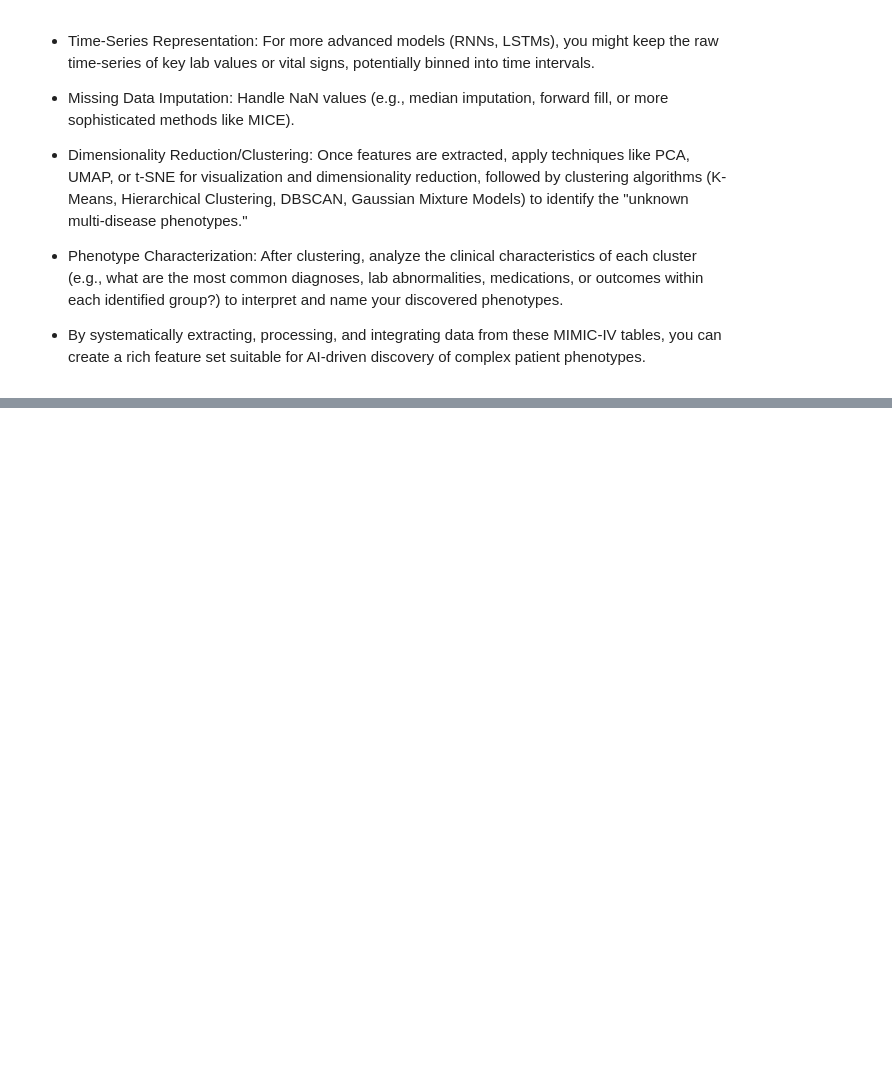
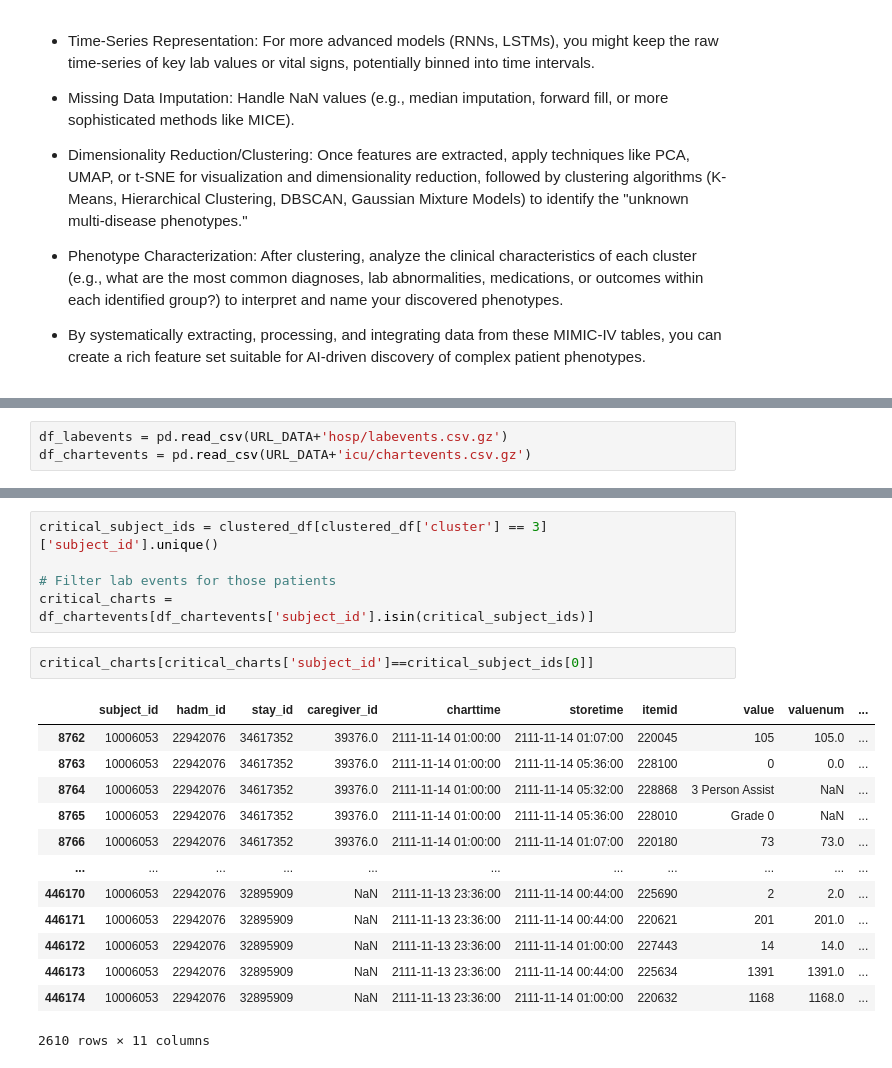
Before and after one commit to Aditya-2204/AI-Discovery-of-Novel-Longitudinal-Disease-Phenotypes-in-Electronic-Health-Records, a Jupyter notebook: main.ipynb, the cells around one changed output, grey strips where cells are left out. Saved outputs shown, nothing was run; the diff lists cells and outputs as text; blank space fills up the shorter version.

```diff
--- a/main.ipynb
+++ b/main.ipynb
@@ -163,0 +355,3 @@ with open(URL_PROJECT+'csvs_icu.pkl', "rb") as f:  # Use "wb" for write binary
+# %%
+df_labevents = pd.read_csv(URL_DATA+'hosp/labevents.csv.gz')
+df_chartevents = pd.read_csv(URL_DATA+'icu/chartevents.csv.gz')
@@ -163,0 +362,21 @@ with open(URL_PROJECT+'csvs_icu.pkl', "rb") as f:  # Use "wb" for write binary
+# %%
+critical_subject_ids = clustered_df[clustered_df['cluster'] == 3]['subject_id'].unique()
+
+# Filter lab events for those patients
+critical_charts = df_chartevents[df_chartevents['subject_id'].isin(critical_subject_ids)]
+# %%
+critical_charts[critical_charts['subject_id']==critical_subject_ids[0]]
+# %% [output]
+|  | subject_id | hadm_id | stay_id | caregiver_id | charttime | storetime | itemid | value | valuenum | ... |
+| 8762 | 10006053 | 22942076 | 34617352 | 39376.0 | 2111-11-14 01:00:00 | 2111-11-14 01:07:00 | 220045 | 105 | 105.0 | ... |
+| 8763 | 10006053 | 22942076 | 34617352 | 39376.0 | 2111-11-14 01:00:00 | 2111-11-14 05:36:00 | 228100 | 0 | 0.0 | ... |
+| 8764 | 10006053 | 22942076 | 34617352 | 39376.0 | 2111-11-14 01:00:00 | 2111-11-14 05:32:00 | 228868 | 3 Person Assist | NaN | ... |
+| 8765 | 10006053 | 22942076 | 34617352 | 39376.0 | 2111-11-14 01:00:00 | 2111-11-14 05:36:00 | 228010 | Grade 0 | NaN | ... |
+| 8766 | 10006053 | 22942076 | 34617352 | 39376.0 | 2111-11-14 01:00:00 | 2111-11-14 01:07:00 | 220180 | 73 | 73.0 | ... |
+| ... | ... | ... | ... | ... | ... | ... | ... | ... | ... | ... |
+| 446170 | 10006053 | 22942076 | 32895909 | NaN | 2111-11-13 23:36:00 | 2111-11-14 00:44:00 | 225690 | 2 | 2.0 | ... |
+| 446171 | 10006053 | 22942076 | 32895909 | NaN | 2111-11-13 23:36:00 | 2111-11-14 00:44:00 | 220621 | 201 | 201.0 | ... |
+| 446172 | 10006053 | 22942076 | 32895909 | NaN | 2111-11-13 23:36:00 | 2111-11-14 01:00:00 | 227443 | 14 | 14.0 | ... |
+| 446173 | 10006053 | 22942076 | 32895909 | NaN | 2111-11-13 23:36:00 | 2111-11-14 00:44:00 | 225634 | 1391 | 1391.0 | ... |
+| 446174 | 10006053 | 22942076 | 32895909 | NaN | 2111-11-13 23:36:00 | 2111-11-14 01:00:00 | 220632 | 1168 | 1168.0 | ... |
+2610 rows × 11 columns
```
Also changed, not shown: parts of 18 cells of this notebook.
